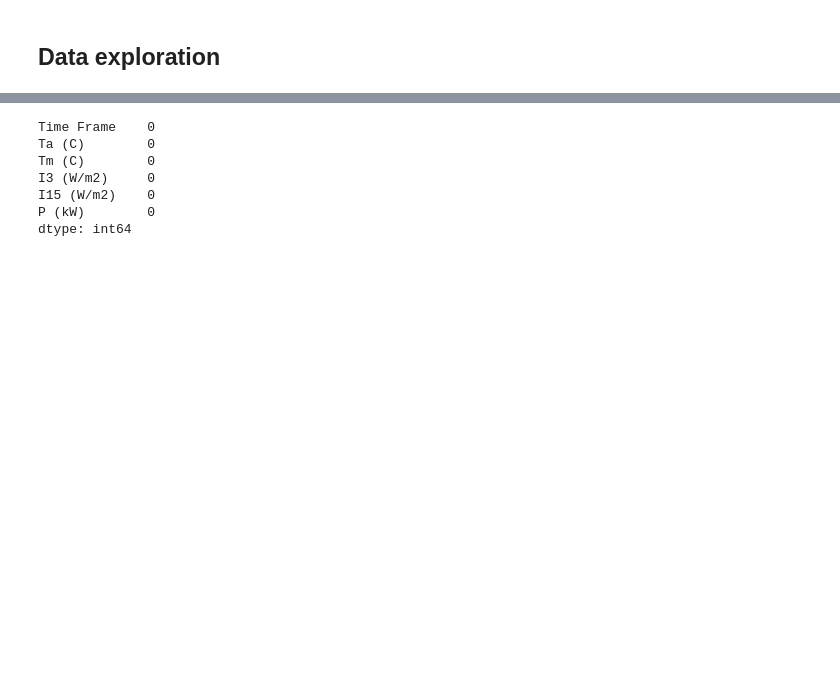
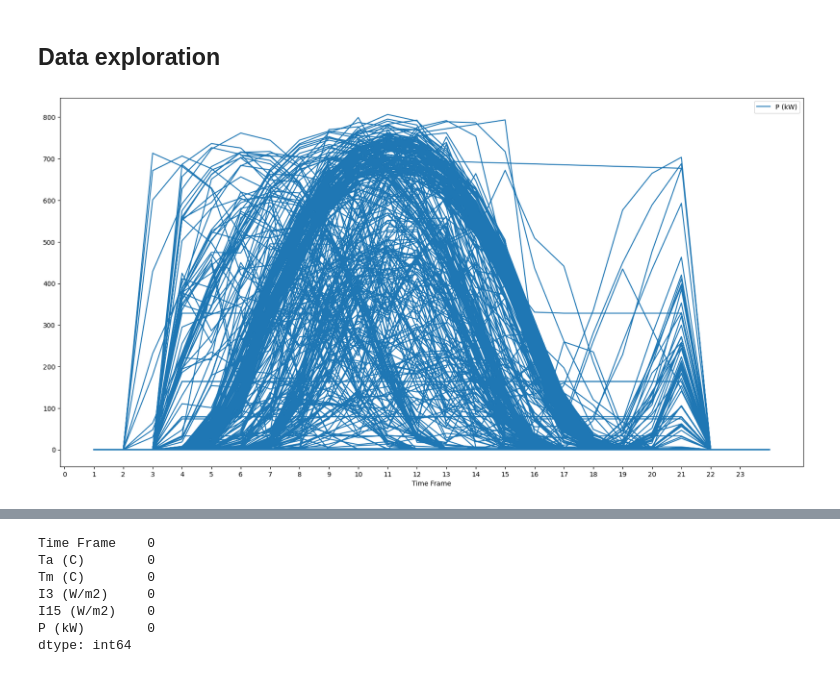
Before and after one commit to LorenzoRigoni/ML_Competition, a Jupyter notebook: Regression/Regression.ipynb, the cells around one changed output, grey strips where cells are left out. Cells and saved outputs as stored; diff of their text form; code cells hidden in the pictures; blank space fills up the shorter version.

```diff
--- a/Regression/Regression.ipynb
+++ b/Regression/Regression.ipynb
@@ -116,3 +116,10 @@ P (kW)        float64
 dtype: object
 # %% [markdown]
 ## Data exploration
+# %%
+#plot with Time Frame on x, P (kW) on y with 24 hours in the x
+dataframe.plot(x='Time Frame', y='P (kW)', figsize=(20, 10))
+plt.xticks(ticks=range(0, 24))
+plt.show()
+# %% [output]
+[figure, added]
```
Also changed, not shown: parts of 14 cells of this notebook.
